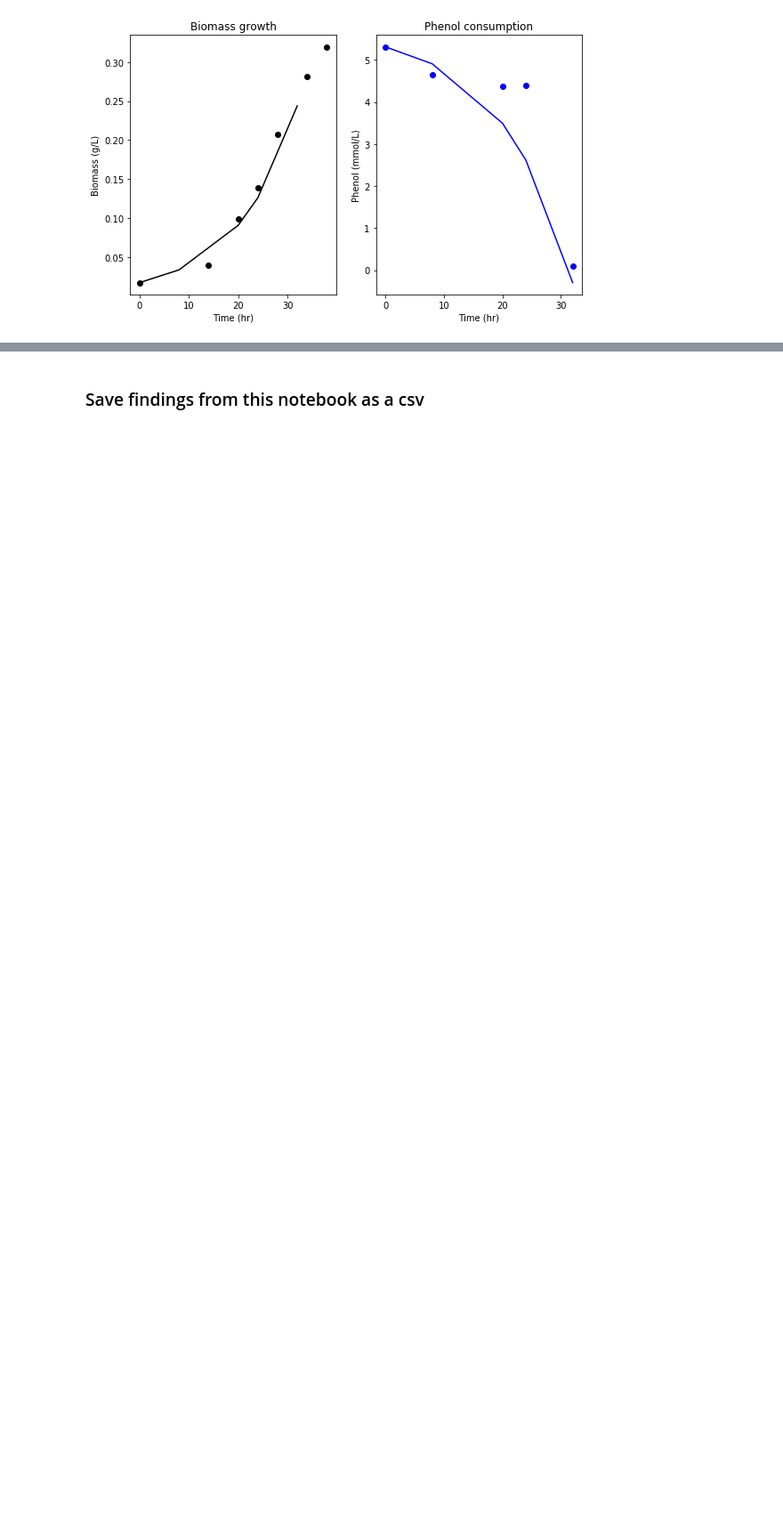
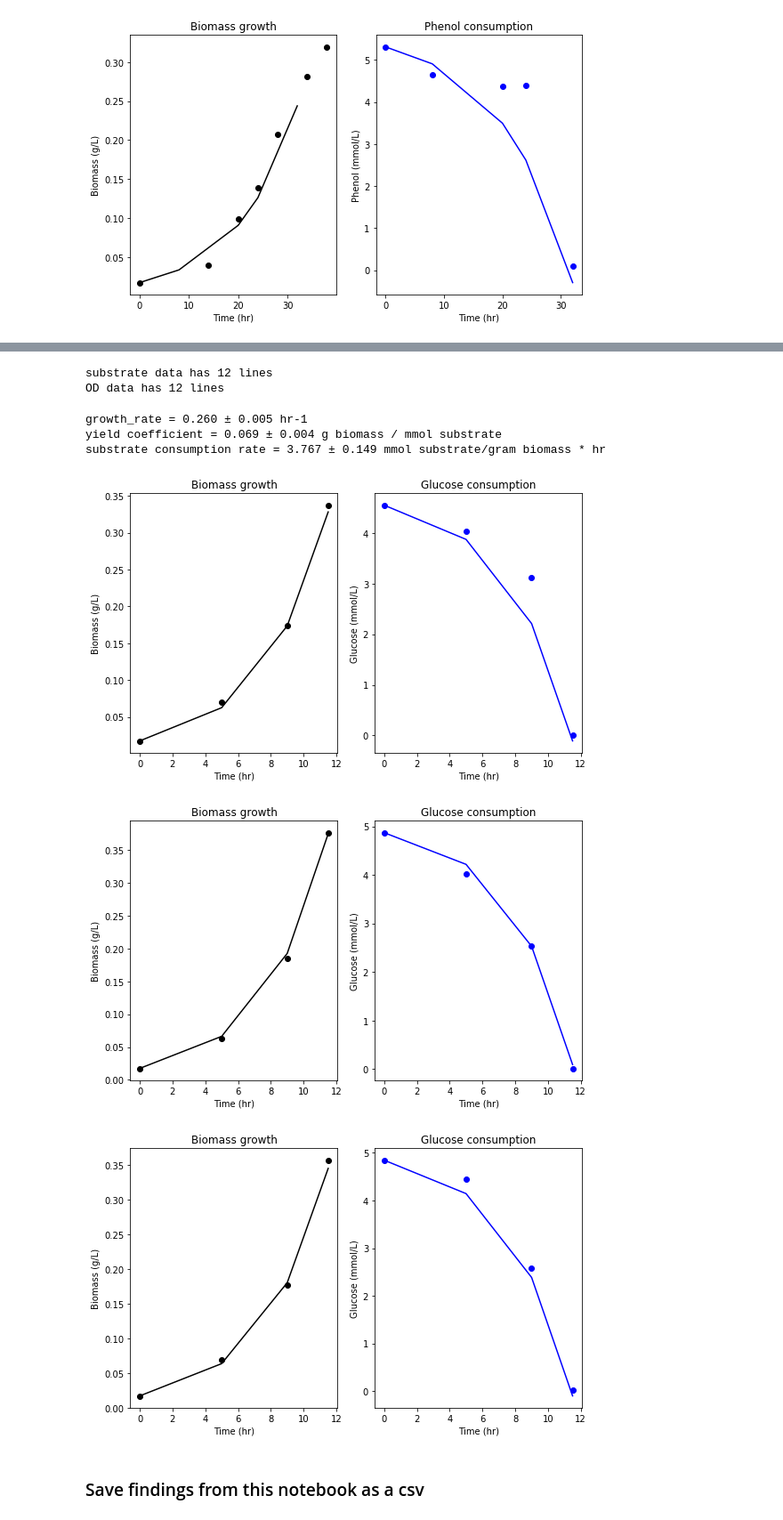
Before and after one commit to LBLQMM/RhodococcusGSM, a Jupyter notebook: Biodesign_gr/notebooks/E_consumption_and_growth_rates.ipynb, the cells around one changed output, grey strips where cells are left out. Shown at 89% size. Saved outputs shown, nothing was run; the diff lists cells and outputs as text; code cells hidden in the pictures; blank space fills up the shorter version.

Commit message:
Added glucose growth, and consumption data and growth parameters

```diff
--- a/Biodesign_gr/notebooks/E_consumption_and_growth_rates.ipynb
+++ b/Biodesign_gr/notebooks/E_consumption_and_growth_rates.ipynb
@@ -100,7 +100,7 @@ def stats_for_trial(growth_data, substrate_data, molar_mass, display=False, max_
     else:
         return growth_rate, yield_coeff, substrate_consumption_rate
 
-def stats_for_condtion(od_df, sub_df, trial_1, trial_2, trial_3, molar_mass, max_time=0):
+def stats_for_condtion(od_df, sub_df, trial_1, trial_2, trial_3, molar_mass, substrate='', max_time=0):
 
     if max_time != 0:
         od_df = od_df[od_df['Time'] < max_time]
@@ -115,9 +115,9 @@ def stats_for_condtion(od_df, sub_df, trial_1, trial_2, trial_3, molar_mass, max
     od_3 = od_df[od_df['Line Name'] == trial_3]
     sub_3 = sub_df[sub_df['Line Name'] == trial_3]
 
-    gr_1, yc_1, scr_1 = stats_for_trial(od_1, sub_1, molar_mass, substrate='Phenol')
-    gr_2, yc_2, scr_2 = stats_for_trial(od_2, sub_2, molar_mass, substrate='Phenol')
-    gr_3, yc_3, scr_3 = stats_for_trial(od_3, sub_3, molar_mass, substrate='Phenol')
+    gr_1, yc_1, scr_1 = stats_for_trial(od_1, sub_1, molar_mass, substrate=substrate)
+    gr_2, yc_2, scr_2 = stats_for_trial(od_2, sub_2, molar_mass, substrate=substrate)
+    gr_3, yc_3, scr_3 = stats_for_trial(od_3, sub_3, molar_mass, substrate=substrate)
 
     print(f'growth_rate = {np.average([gr_1, gr_2, gr_3]):.3f} ± {np.std([gr_1, gr_2, gr_3]):.3f} hr-1')
     print(f'yield coefficient = {np.average([yc_1, yc_2, yc_3]):.3f} ± {np.std([yc_1, yc_2, yc_3]):.3f} g biomass / mmol substrate')
@@ -279,3 +281,26 @@ substrate consumption rate = 2.069 ± 0.023 mmol substrate/gram biomass * hr
+# %%
+od_filename = '../../EDD_glucose_2018_data/2018_OD_data.csv'
+substrate_filename = '../../EDD_glucose_2018_data/2018_metabolomics_data.csv'
+
+od_df = pd.read_csv(od_filename)
+sub_df = pd.read_csv(substrate_filename)
+
+od_df['Biomass Conc'] = GRAMS_BIOMASS_PER_LITER_PER_OD*od_df['Value']
+
+print(f'substrate data has {len(sub_df)} lines')
+print(f'OD data has {len(od_df)} lines')
+# %% [output]
+substrate data has 12 lines
+OD data has 12 lines
+# %%
+stats_for_condtion(od_df, sub_df, 'WT-R1', 'WT-R2', 'WT-R3', 180.16, substrate='Glucose', max_time=12)
+# %% [output]
+growth_rate = 0.260 ± 0.005 hr-1
+yield coefficient = 0.069 ± 0.004 g biomass / mmol substrate
+substrate consumption rate = 3.767 ± 0.149 mmol substrate/gram biomass * hr
+[figure, added]
+[figure, added]
+[figure, added]
 # %% [markdown]
 ### Save findings from this notebook as a csv
 # %%
```
Also changed, not shown: parts of 7 cells of this notebook, 2 other files.
